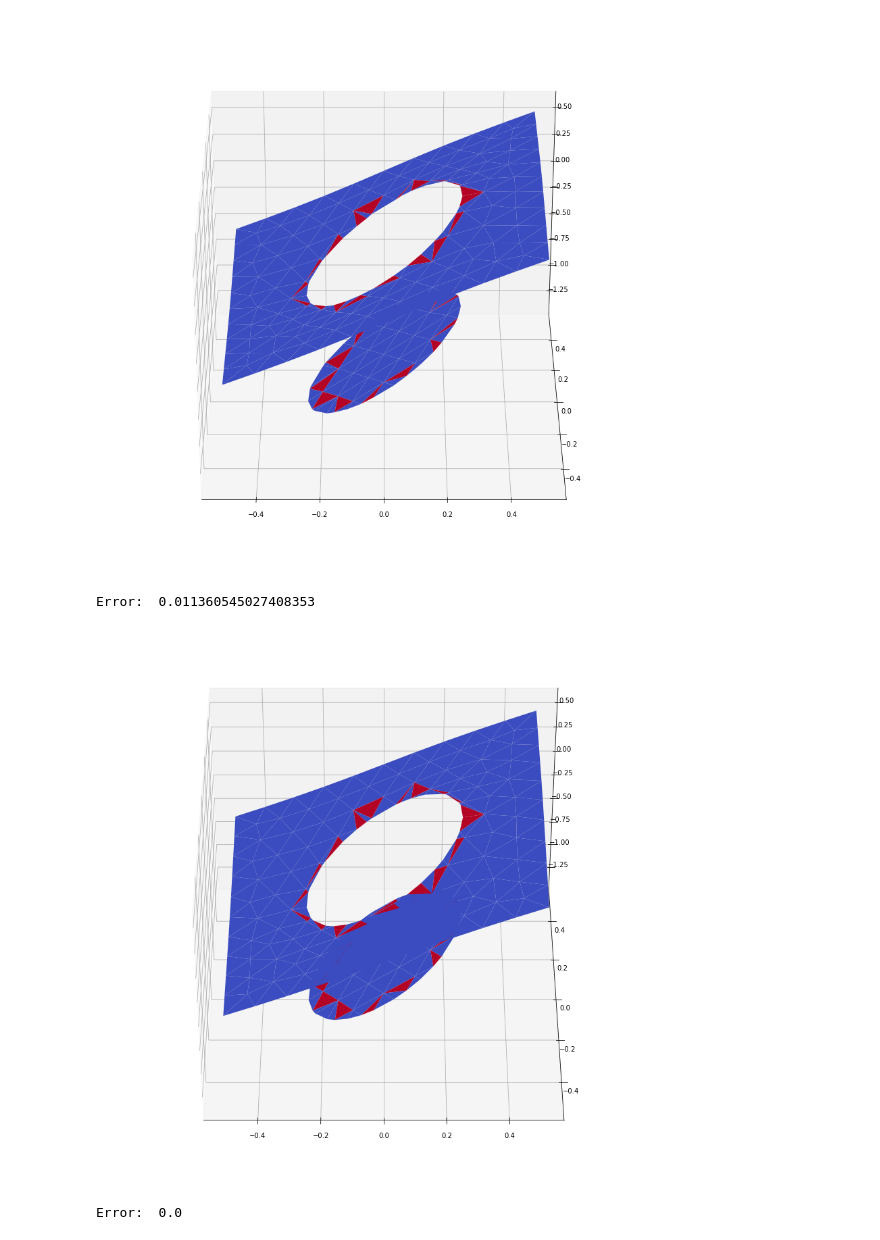
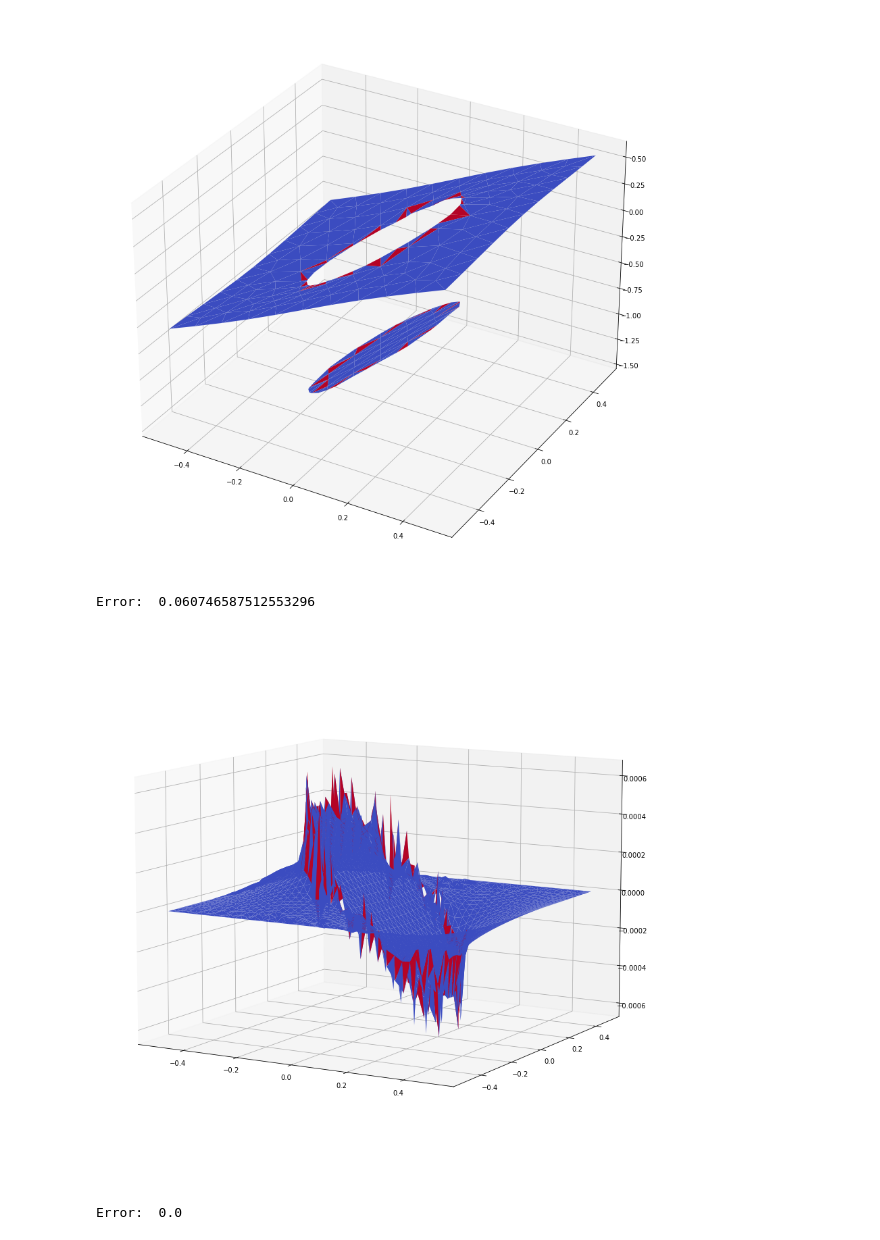
Before and after one commit to aurelio-spadotto/notebooks, a Jupyter notebook: brokenmesh_convergence.ipynb, the cells around one changed output. Saved outputs shown, nothing was run; the diff lists cells and outputs as text; code cells hidden in the pictures.

```diff
--- a/brokenmesh_convergence.ipynb
+++ b/brokenmesh_convergence.ipynb
@@ -51,0 +222,11 @@ ddr.break_mesh(mesh, rho)
+# %%
+mesh = ddr.load_square_mesh(mesh_filenames[0])
+# move critical points near the interface
+ddr.move_critical_points(mesh, rho)
+# break mesh
+ddr.break_mesh(mesh, rho)
+# mark boundaries
+mesh.bnd_mask = np.zeros(mesh.Npoints) # have to increase size of bnd_mask
+ddr.mark_bnd_points(mesh)
+bnd_edges = create_bnd_connectivity(mesh)
+FLUX_bnd = assemble_FLUX_bnd(mesh, bnd_edges, sigma_in, sigma_ex, visualize = True)
@@ -51,0 +405,8 @@ ddr.break_mesh(mesh, rho)
+# %%
+# CHECK POTENTIAL RECONSTRUCTION
+n = 1
+mesh = Meshes[n]
+S = S_matrices[n]
+u_ref = [ ref_sol(mesh,dof) for dof in range(mesh.Ndof)]
+
+ddr.plot_solution(mesh, np.dot(S,u_ref), elevation=30, azimuth=-60)
@@ -65,17 +468,17 @@ def calc_energy_error (mesh, u, ref_sol, G_no_sigma, N_gamma, S):
     contrib_3 = np.dot(np.dot(S,err),err)
     return np.sqrt(contrib_1+contrib_2+contrib_3)
 # %%
-ddr.plot_solution(mesh, u, elevation=30, azimuth=-90)
+ddr.plot_solution(mesh, u, elevation=30, azimuth=-60)
 print ("Error: ", ddr.calc_L0_error(mesh,u,ref_sol))
 # %% [output]
-[figure, old version]
+[figure, new version]
-Error:  0.011360545027408353
+Error:  0.060746587512553296
 # %%
 u_ref = np.array([ ref_sol(mesh,dof) for dof in range(mesh.Ndof)])
-ddr.plot_solution(mesh, u_ref, elevation=40, azimuth=-90)
+ddr.plot_solution(mesh, u-u_ref, elevation=10, azimuth=-60)
 print ("Error: ", ddr.calc_L0_error(mesh,u_ref,ref_sol))
 # %% [output]
-[figure, old version]
+[figure, new version]
 Error:  0.0
 # %%
 ddr.visualize_mesh(mesh,rho)
```
Also changed, not shown: parts of 28 cells of this notebook, 13 other files.
